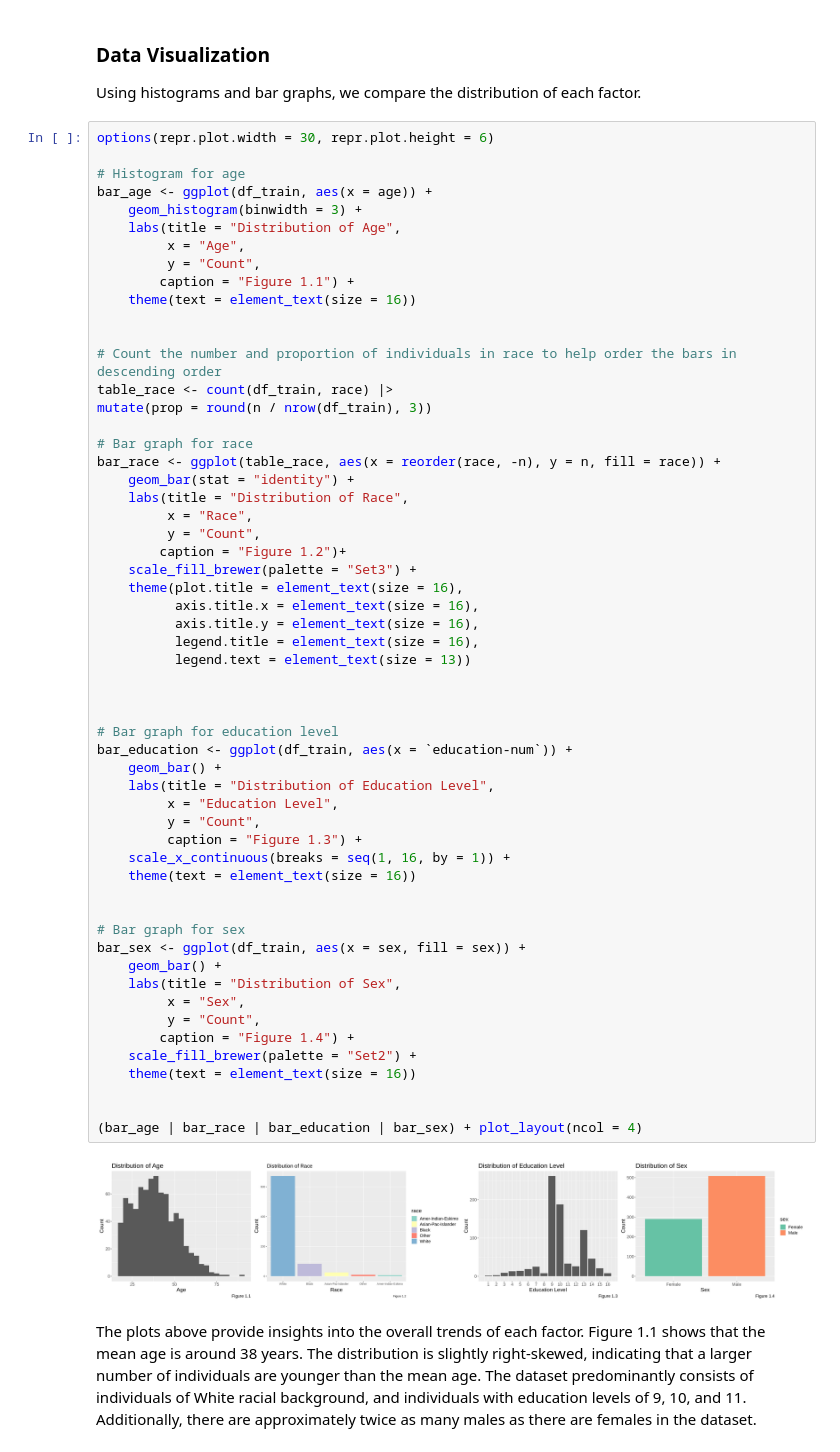
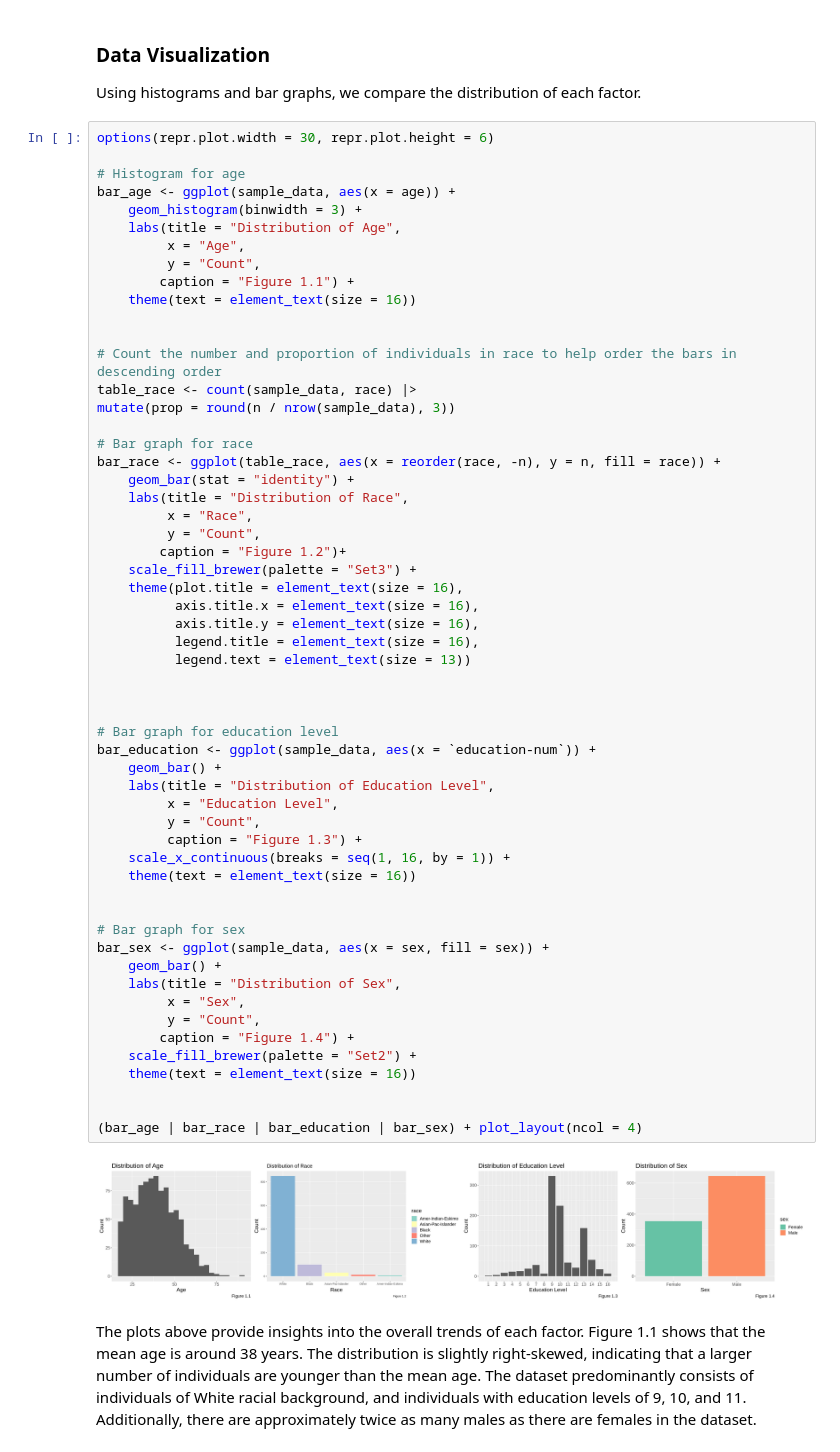
Before and after one commit to whalebeavercat/STAT-301-Census-Group-Project, a Jupyter notebook: stats-301-final-group-project.ipynb, the cells around one changed output. Saved outputs shown, nothing was run; the diff lists cells and outputs as text.

```diff
--- a/stats-301-final-group-project.ipynb
+++ b/stats-301-final-group-project.ipynb
@@ -122,7 +118,7 @@ Using histograms and bar graphs, we compare the distribution of each factor.
 options(repr.plot.width = 30, repr.plot.height = 6)
 
 # Histogram for age
-bar_age <- ggplot(df_train, aes(x = age)) +
+bar_age <- ggplot(sample_data, aes(x = age)) +
     geom_histogram(binwidth = 3) +
     labs(title = "Distribution of Age",
          x = "Age",
@@ -132,8 +128,8 @@ bar_age <- ggplot(df_train, aes(x = age)) +
 
 
 # Count the number and proportion of individuals in race to help order the bars in descending order
-table_race <- count(df_train, race) |>
-mutate(prop = round(n / nrow(df_train), 3))
+table_race <- count(sample_data, race) |>
+mutate(prop = round(n / nrow(sample_data), 3))
 
 # Bar graph for race
 bar_race <- ggplot(table_race, aes(x = reorder(race, -n), y = n, fill = race)) +
@@ -146,36 +142,36 @@ bar_race <- ggplot(table_race, aes(x = reorder(race, -n), y = n, fill = race)) +
     theme(plot.title = element_text(size = 16),
           axis.title.x = element_text(size = 16),
           axis.title.y = element_text(size = 16),
           legend.title = element_text(size = 16),
           legend.text = element_text(size = 13))
 
 
 
 # Bar graph for education level
-bar_education <- ggplot(df_train, aes(x = `education-num`)) +
+bar_education <- ggplot(sample_data, aes(x = `education-num`)) +
     geom_bar() +
     labs(title = "Distribution of Education Level",
          x = "Education Level",
          y = "Count",
          caption = "Figure 1.3") +
     scale_x_continuous(breaks = seq(1, 16, by = 1)) +
     theme(text = element_text(size = 16))
 
 
 # Bar graph for sex
-bar_sex <- ggplot(df_train, aes(x = sex, fill = sex)) +
+bar_sex <- ggplot(sample_data, aes(x = sex, fill = sex)) +
     geom_bar() +
     labs(title = "Distribution of Sex",
          x = "Sex",
          y = "Count",
         caption = "Figure 1.4") +
     scale_fill_brewer(palette = "Set2") +
     theme(text = element_text(size = 16))
 
 
 (bar_age | bar_race | bar_education | bar_sex) + plot_layout(ncol = 4)
 # %% [output]
-[figure, old version]
+[figure, new version]
 # %% [markdown]
 The plots above provide insights into the overall trends of each factor. Figure 1.1 shows that the mean age is around 38 years. The distribution is slightly right-skewed, indicating that a larger number of individuals are younger than the mean age. The dataset predominantly consists of individuals of White racial background, and individuals with education levels of 9, 10, and 11. Additionally, there are approximately twice as many males as there are females in the dataset.
 # %%
```
Also changed, not shown: parts of 5 cells of this notebook.
